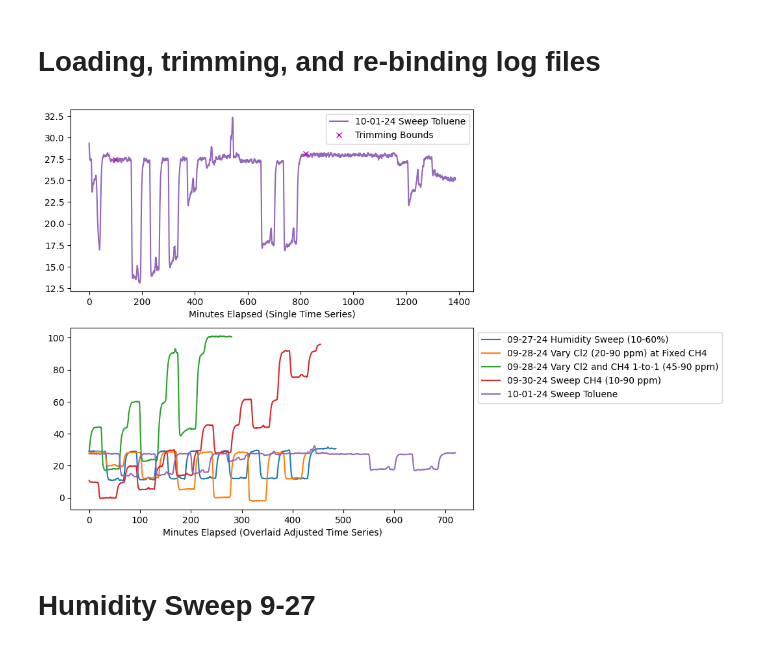
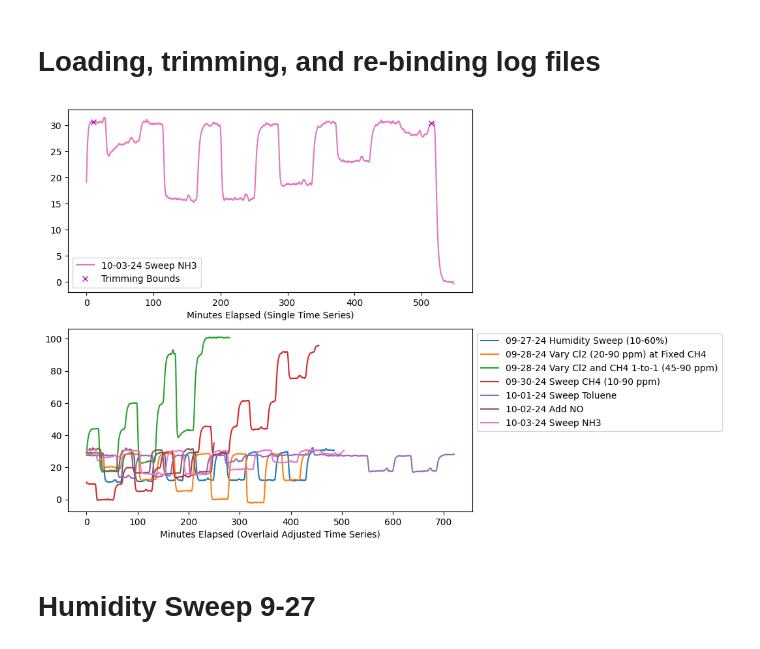
Before and after one commit to richardsrandall/Fall-2024-Cl2, a Jupyter notebook: 09-29 Cl2 Campaign Redo 1/09-29_process_cl2_data.ipynb, the cells around one changed output. Cells and saved outputs as stored; diff of their text form; code cells hidden in the pictures.

```diff
--- a/09-29 Cl2 Campaign Redo 1/09-29_process_cl2_data.ipynb
+++ b/09-29 Cl2 Campaign Redo 1/09-29_process_cl2_data.ipynb
@@ -34,22 +33,22 @@ pass
 # %%
 #@np.vectorize
 def calibrate_cl2(mv):
     return (mv-45.5)*30/(83-45.5)
 
 importlib.reload(process_cl2)
 trim_params=((15,500),
              (10,440),
              (440,720),
              (165,620),
              (100,820),
              (20,270),
              (10,515),
              )
 (data,ax1,ax2) = process_cl2.trim_dataframes(raw_data,trim_params,
-                                   plot=True,which_field='FTIR: CH4 (ppm)',which_df=4)
+                                   plot=True,which_field='FTIR: CH4 (ppm)',which_df=6)
 rf = process_cl2.RemovalFinder(data,"09-29_cl2_campaign_after_mfc_zero")
 # %% [output]
-[figure, old version]
+[figure, new version]
 # %% [markdown]
 <h1> Humidity Sweep 9-27 </h1>
 # %%
```
Also changed, not shown: parts of 3 cells of this notebook, 5 other files.
